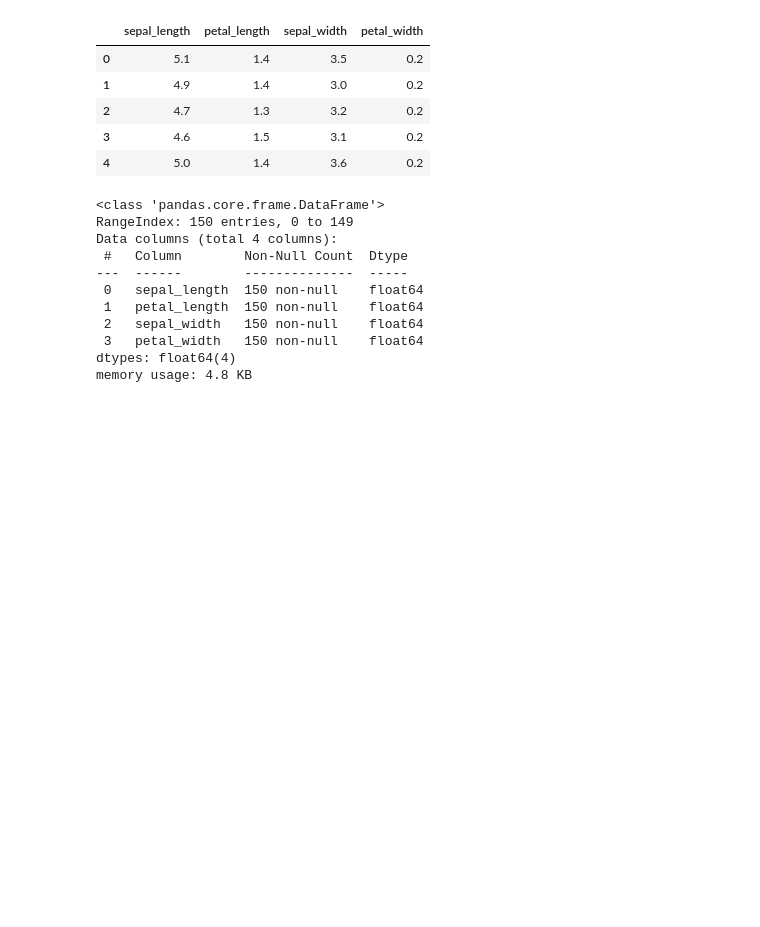
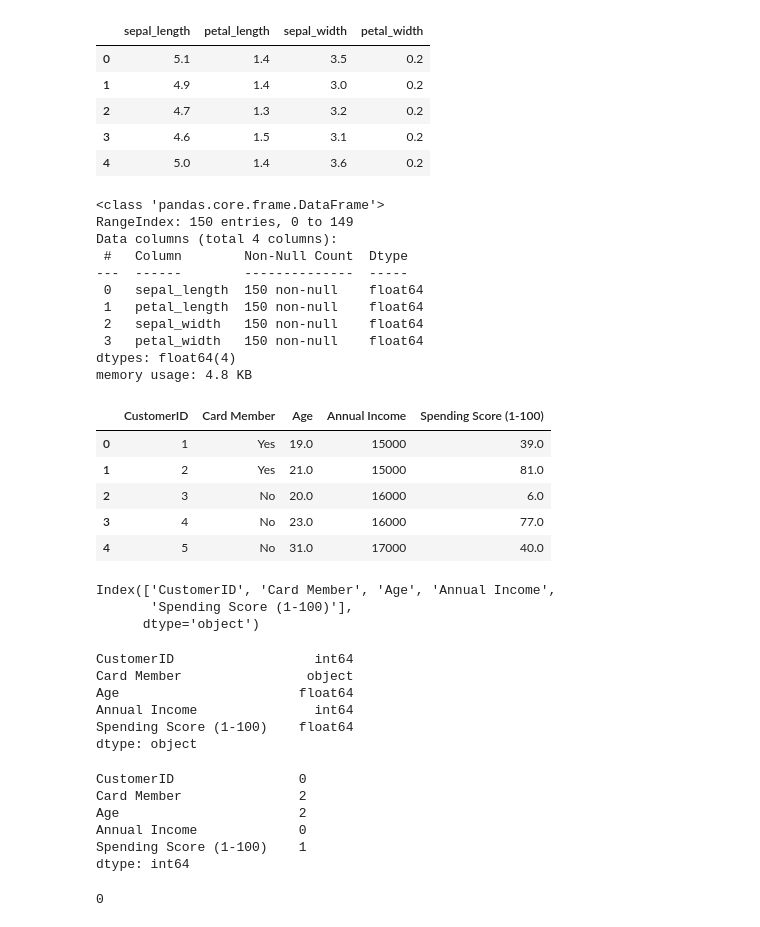
Before and after one commit to nitishsingh158/Cryptocurrencies, a Jupyter notebook: DataM.ipynb, the cells around one changed output. Saved outputs shown, nothing was run; the diff lists cells and outputs as text; code cells hidden in the pictures; blank space fills up the shorter version.

```diff
--- a/DataM.ipynb
+++ b/DataM.ipynb
@@ -39,3 +39,37 @@ memory usage: 4.8 KB
 # %%
 output_file_path = 'new_iris.csv'
 new_iris_df.to_csv(output_file_path, index=False)
+# %%
+shopping_df = pd.read_csv('shopping_data.csv')
+shopping_df.head()
+# %% [output]
+|  | CustomerID | Card Member | Age | Annual Income | Spending Score (1-100) |
+| 0 | 1 | Yes | 19.0 | 15000 | 39.0 |
+| 1 | 2 | Yes | 21.0 | 15000 | 81.0 |
+| 2 | 3 | No | 20.0 | 16000 | 6.0 |
+| 3 | 4 | No | 23.0 | 16000 | 77.0 |
+| 4 | 5 | No | 31.0 | 17000 | 40.0 |
+# %%
+shopping_df.columns
+# %% [output]
+Index(['CustomerID', 'Card Member', 'Age', 'Annual Income',
+       'Spending Score (1-100)'],
+      dtype='object')
+# %%
+shopping_df.dtypes
+# %% [output]
+CustomerID                  int64
+Card Member                object
+Age                       float64
+Annual Income               int64
+Spending Score (1-100)    float64
+dtype: object
+# %%
+pd.isnull(shopping_df).sum()
+# %% [output]
+CustomerID                0
+Card Member               2
+Age                       2
+Annual Income             0
+Spending Score (1-100)    1
+dtype: int64
@@ -41,0 +78,4 @@ new_iris_df.to_csv(output_file_path, index=False)
+# %%
+shopping_df.duplicated().sum()
+# %% [output]
+0
```
Also changed, not shown: parts of 30 cells of this notebook, 10 other files.
